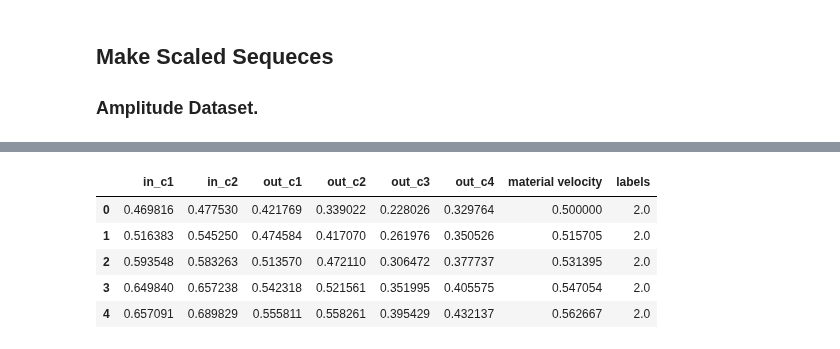
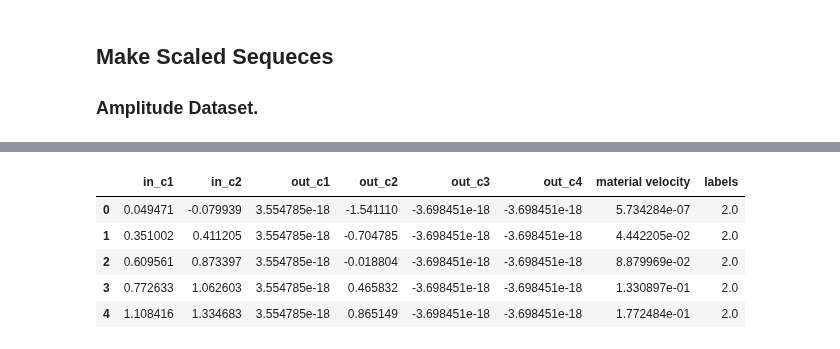
Before and after one commit to Henri-Hoyez/TimeSeriesStyleTransfer, a Jupyter notebook: preprocessing_synthetic.ipynb, the cells around one changed output, grey strips where cells are left out. Saved outputs shown, nothing was run; the diff lists cells and outputs as text; code cells hidden in the pictures.

```diff
--- a/preprocessing_synthetic.ipynb
+++ b/preprocessing_synthetic.ipynb
@@ -121,9 +132,9 @@ pd.read_hdf("data/simulated_dataset/01 - Source Domain_train.h5").head()
 # %%
-pd.read_hdf("data/simulated_dataset/01 - Source Domain_scaled_train.h5").head()
+pd.read_hdf("data/simulated_dataset/01 - Source Domain_standardized_train.h5").head()
 # %% [output]
 |  | in_c1 | in_c2 | out_c1 | out_c2 | out_c3 | out_c4 | material velocity | labels |
-| 0 | 0.469816 | 0.477530 | 0.421769 | 0.339022 | 0.228026 | 0.329764 | 0.500000 | 2.0 |
-| 1 | 0.516383 | 0.545250 | 0.474584 | 0.417070 | 0.261976 | 0.350526 | 0.515705 | 2.0 |
-| 2 | 0.593548 | 0.583263 | 0.513570 | 0.472110 | 0.306472 | 0.377737 | 0.531395 | 2.0 |
-| 3 | 0.649840 | 0.657238 | 0.542318 | 0.521561 | 0.351995 | 0.405575 | 0.547054 | 2.0 |
-| 4 | 0.657091 | 0.689829 | 0.555811 | 0.558261 | 0.395429 | 0.432137 | 0.562667 | 2.0 |
+| 0 | 0.049471 | -0.079939 | 3.554785e-18 | -1.541110 | -3.698451e-18 | -3.698451e-18 | 5.734284e-07 | 2.0 |
+| 1 | 0.351002 | 0.411205 | 3.554785e-18 | -0.704785 | -3.698451e-18 | -3.698451e-18 | 4.442205e-02 | 2.0 |
+| 2 | 0.609561 | 0.873397 | 3.554785e-18 | -0.018804 | -3.698451e-18 | -3.698451e-18 | 8.879969e-02 | 2.0 |
+| 3 | 0.772633 | 1.062603 | 3.554785e-18 | 0.465832 | -3.698451e-18 | -3.698451e-18 | 1.330897e-01 | 2.0 |
+| 4 | 1.108416 | 1.334683 | 3.554785e-18 | 0.865149 | -3.698451e-18 | -3.698451e-18 | 1.772484e-01 | 2.0 |
```
Also changed, not shown: parts of 5 cells of this notebook, 4 other files.
